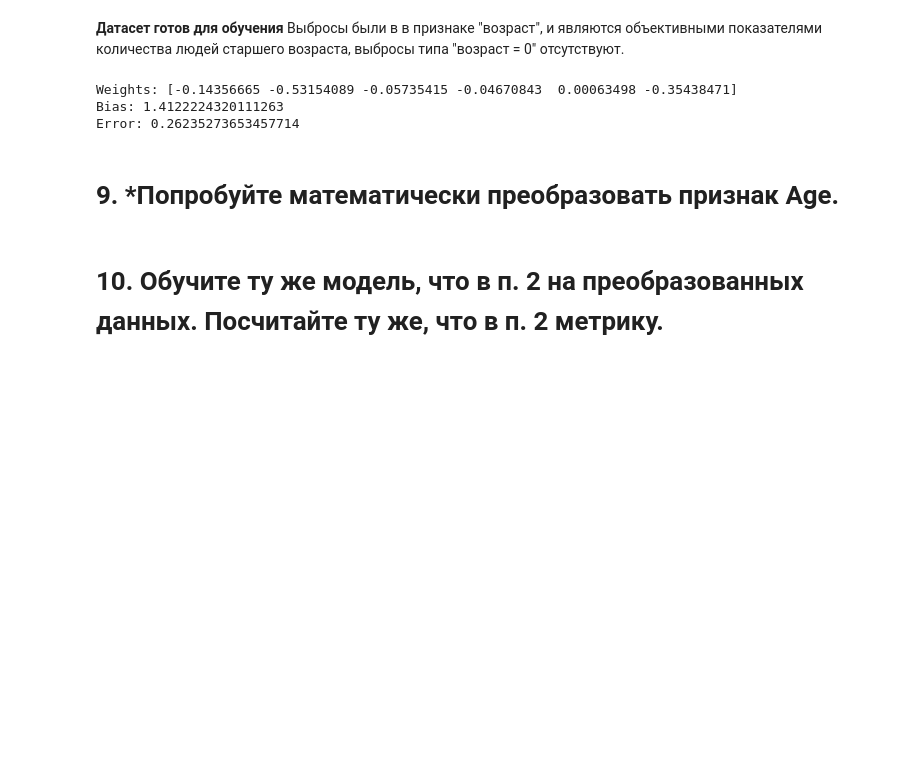
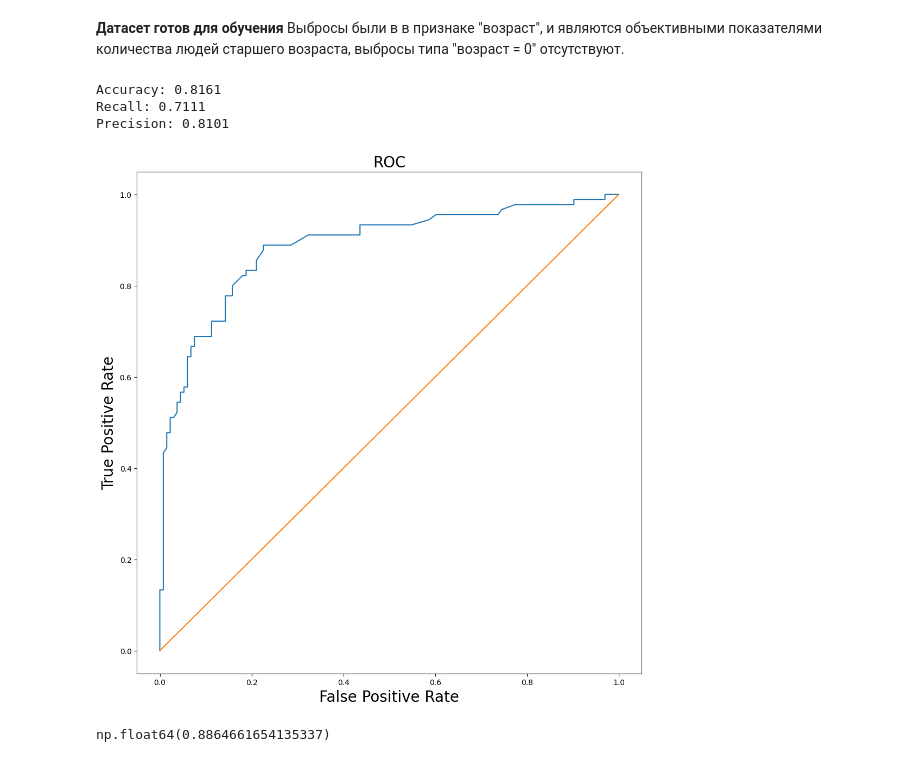
Before and after one commit to BirukovAlex/neto_Python, a Jupyter notebook: ДЗ_проблема_качества_данных.ipynb, the cells around one changed output. Saved outputs shown, nothing was run; the diff lists cells and outputs as text; code cells hidden in the pictures; blank space fills up the shorter version.

```diff
--- a/ДЗ_проблема_качества_данных.ipynb
+++ b/ДЗ_проблема_качества_данных.ipynb
@@ -189,19 +189,40 @@ memory usage: 56.7 KB
 #обучаем модель
 X = df_clean[['Pclass', 'Sex', 'SibSp', 'Parch', 'Fare', 'Adult']]
 y = df_clean['Survived']
-X_train, X_test, y_train, y_test = train_test_split(X, y, test_size=0.25)
 
-reg = LinearRegression().fit(X, y)
-print('Weights: {}'.format(reg.coef_))
-print('Bias: {}'.format(reg.intercept_))
+scaler = StandardScaler()
+X_scaled = scaler.fit_transform(X)
 
-pred_values = reg.predict(X_test)
-print('Error: {}'.format(mean_absolute_error(pred_values, y_test)))
+X_train, X_test, y_train, y_test = train_test_split(X_scaled, y, test_size=0.25)
+
+log_reg = LogisticRegression().fit(X_train, y_train)
+
+y_pred = log_reg.predict(X_test)
+accuracy = accuracy_score(y_test, y_pred)
+recall = recall_score(y_test, y_pred)
+precision = precision_score(y_test, y_pred)
+
+print(f"Accuracy: {accuracy:.4f}")
+print(f"Recall: {recall:.4f}")
+print(f"Precision: {precision:.4f}")
 # %% [output]
-Weights: [-0.14356665 -0.53154089 -0.05735415 -0.04670843  0.00063498 -0.35438471]
-Bias: 1.4122224320111263
-Error: 0.26235273653457714
+Accuracy: 0.8161
+Recall: 0.7111
+Precision: 0.8101
-# %% [markdown]
-# 9. *Попробуйте математически преобразовать признак Age.
-# %% [markdown]
-# 10. Обучите ту же модель, что в п. 2 на преобразованных данных. Посчитайте ту же, что в п. 2 метрику.
+# %%
+y_scores = log_reg.predict_proba(X_test)[:, 1]
+fpr, tpr, thresh = roc_curve(y_test, y_scores)
+# %%
+plt.figure(figsize=(12, 12))
+plt.plot(fpr, tpr, label = 'Logreg')
+plt.plot(np.linspace(0,1,10), np.linspace(0,1,10),label = 'RedLine')
+plt.title('ROC', fontdict={'fontsize': 20})
+plt.xlabel('False Positive Rate', fontdict={'fontsize': 20})
+plt.ylabel('True Positive Rate', fontdict={'fontsize': 20})
+plt.show()
+# %% [output]
+[figure, added]
+# %%
+auc(fpr, tpr)
+# %% [output]
+np.float64(0.8864661654135337)
```
Also changed, not shown: parts of 6 cells of this notebook.
